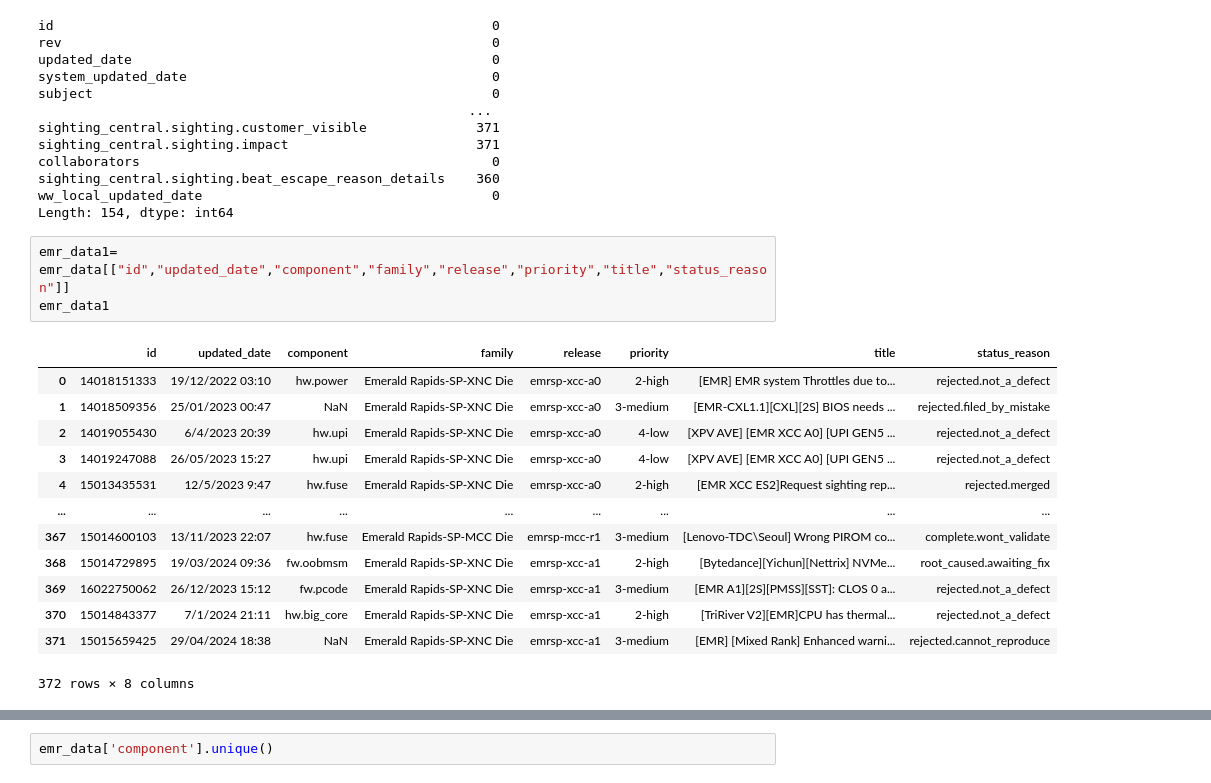
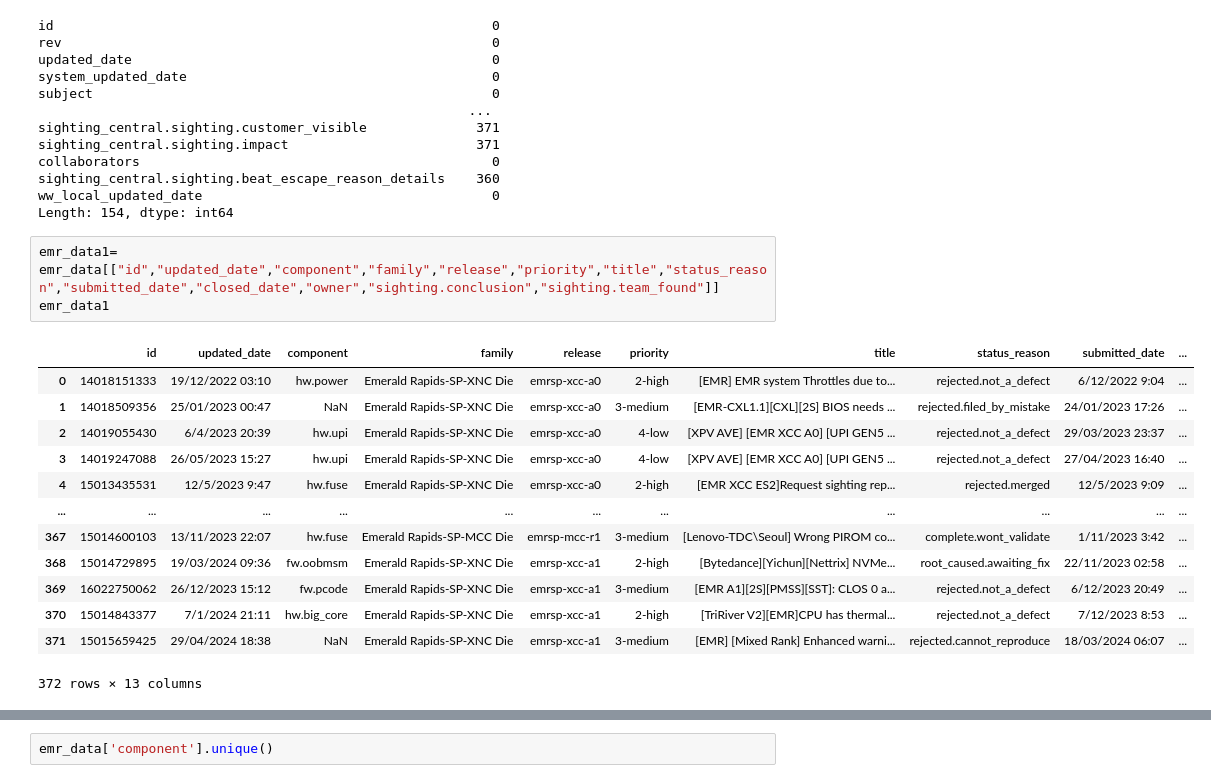
Before and after one commit to oscarhernandezmartinez/AI_WORKSHOP, a Jupyter notebook: EMR_AI_WORKSHOP.ipynb, the cells around one changed output, grey strips where cells are left out. Saved outputs shown, nothing was run; the diff lists cells and outputs as text.

```diff
--- a/EMR_AI_WORKSHOP.ipynb
+++ b/EMR_AI_WORKSHOP.ipynb
@@ -52,19 +52,19 @@ sighting_central.sighting.beat_escape_reason_details    360
 ww_local_updated_date                                     0
 Length: 154, dtype: int64
 # %%
-emr_data1= emr_data[["id","updated_date","component","family","release","priority","title","status_reason"]]
+emr_data1= emr_data[["id","updated_date","component","family","release","priority","title","status_reason","submitted_date","closed_date","owner","sighting.conclusion","sighting.team_found"]]
 emr_data1
 # %% [output]
-|  | id | updated_date | component | family | release | priority | title | status_reason |
-| 0 | 14018151333 | 19/12/2022 03:10 | hw.power | Emerald Rapids-SP-XNC Die | emrsp-xcc-a0 | 2-high | [EMR] EMR system Throttles due to... | rejected.not_a_defect |
-| 1 | 14018509356 | 25/01/2023 00:47 | NaN | Emerald Rapids-SP-XNC Die | emrsp-xcc-a0 | 3-medium | [EMR-CXL1.1][CXL][2S] BIOS needs ... | rejected.filed_by_mistake |
-| 2 | 14019055430 | 6/4/2023 20:39 | hw.upi | Emerald Rapids-SP-XNC Die | emrsp-xcc-a0 | 4-low | [XPV AVE] [EMR XCC A0] [UPI GEN5 ... | rejected.not_a_defect |
-| 3 | 14019247088 | 26/05/2023 15:27 | hw.upi | Emerald Rapids-SP-XNC Die | emrsp-xcc-a0 | 4-low | [XPV AVE] [EMR XCC A0] [UPI GEN5 ... | rejected.not_a_defect |
-| 4 | 15013435531 | 12/5/2023 9:47 | hw.fuse | Emerald Rapids-SP-XNC Die | emrsp-xcc-a0 | 2-high | [EMR XCC ES2]Request sighting rep... | rejected.merged |
-| ... | ... | ... | ... | ... | ... | ... | ... | ... |
-| 367 | 15014600103 | 13/11/2023 22:07 | hw.fuse | Emerald Rapids-SP-MCC Die | emrsp-mcc-r1 | 3-medium | [Lenovo-TDC\Seoul] Wrong PIROM co... | complete.wont_validate |
-| 368 | 15014729895 | 19/03/2024 09:36 | fw.oobmsm | Emerald Rapids-SP-XNC Die | emrsp-xcc-a1 | 2-high | [Bytedance][Yichun][Nettrix] NVMe... | root_caused.awaiting_fix |
-| 369 | 16022750062 | 26/12/2023 15:12 | fw.pcode | Emerald Rapids-SP-XNC Die | emrsp-xcc-a1 | 3-medium | [EMR A1][2S][PMSS][SST]: CLOS 0 a... | rejected.not_a_defect |
-| 370 | 15014843377 | 7/1/2024 21:11 | hw.big_core | Emerald Rapids-SP-XNC Die | emrsp-xcc-a1 | 2-high | [TriRiver V2][EMR]CPU has thermal... | rejected.not_a_defect |
-| 371 | 15015659425 | 29/04/2024 18:38 | NaN | Emerald Rapids-SP-XNC Die | emrsp-xcc-a1 | 3-medium | [EMR] [Mixed Rank] Enhanced warni... | rejected.cannot_reproduce |
+|  | id | updated_date | component | family | release | priority | title | status_reason | submitted_date | ... |
+| 0 | 14018151333 | 19/12/2022 03:10 | hw.power | Emerald Rapids-SP-XNC Die | emrsp-xcc-a0 | 2-high | [EMR] EMR system Throttles due to... | rejected.not_a_defect | 6/12/2022 9:04 | ... |
+| 1 | 14018509356 | 25/01/2023 00:47 | NaN | Emerald Rapids-SP-XNC Die | emrsp-xcc-a0 | 3-medium | [EMR-CXL1.1][CXL][2S] BIOS needs ... | rejected.filed_by_mistake | 24/01/2023 17:26 | ... |
+| 2 | 14019055430 | 6/4/2023 20:39 | hw.upi | Emerald Rapids-SP-XNC Die | emrsp-xcc-a0 | 4-low | [XPV AVE] [EMR XCC A0] [UPI GEN5 ... | rejected.not_a_defect | 29/03/2023 23:37 | ... |
+| 3 | 14019247088 | 26/05/2023 15:27 | hw.upi | Emerald Rapids-SP-XNC Die | emrsp-xcc-a0 | 4-low | [XPV AVE] [EMR XCC A0] [UPI GEN5 ... | rejected.not_a_defect | 27/04/2023 16:40 | ... |
+| 4 | 15013435531 | 12/5/2023 9:47 | hw.fuse | Emerald Rapids-SP-XNC Die | emrsp-xcc-a0 | 2-high | [EMR XCC ES2]Request sighting rep... | rejected.merged | 12/5/2023 9:09 | ... |
+| ... | ... | ... | ... | ... | ... | ... | ... | ... | ... | ... |
+| 367 | 15014600103 | 13/11/2023 22:07 | hw.fuse | Emerald Rapids-SP-MCC Die | emrsp-mcc-r1 | 3-medium | [Lenovo-TDC\Seoul] Wrong PIROM co... | complete.wont_validate | 1/11/2023 3:42 | ... |
+| 368 | 15014729895 | 19/03/2024 09:36 | fw.oobmsm | Emerald Rapids-SP-XNC Die | emrsp-xcc-a1 | 2-high | [Bytedance][Yichun][Nettrix] NVMe... | root_caused.awaiting_fix | 22/11/2023 02:58 | ... |
+| 369 | 16022750062 | 26/12/2023 15:12 | fw.pcode | Emerald Rapids-SP-XNC Die | emrsp-xcc-a1 | 3-medium | [EMR A1][2S][PMSS][SST]: CLOS 0 a... | rejected.not_a_defect | 6/12/2023 20:49 | ... |
+| 370 | 15014843377 | 7/1/2024 21:11 | hw.big_core | Emerald Rapids-SP-XNC Die | emrsp-xcc-a1 | 2-high | [TriRiver V2][EMR]CPU has thermal... | rejected.not_a_defect | 7/12/2023 8:53 | ... |
+| 371 | 15015659425 | 29/04/2024 18:38 | NaN | Emerald Rapids-SP-XNC Die | emrsp-xcc-a1 | 3-medium | [EMR] [Mixed Rank] Enhanced warni... | rejected.cannot_reproduce | 18/03/2024 06:07 | ... |
-372 rows × 8 columns
+372 rows × 13 columns
```
Also changed, not shown: parts of 6 cells of this notebook.
